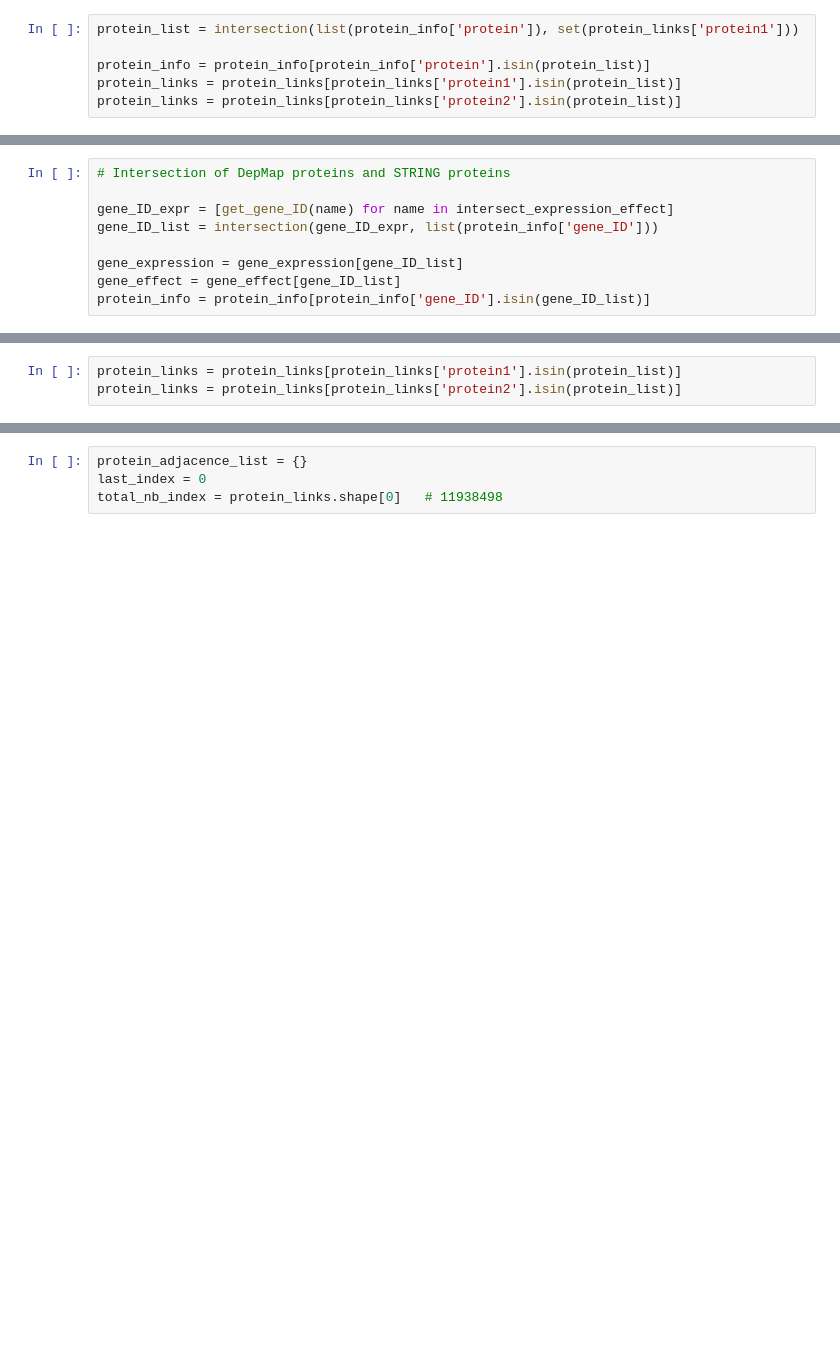
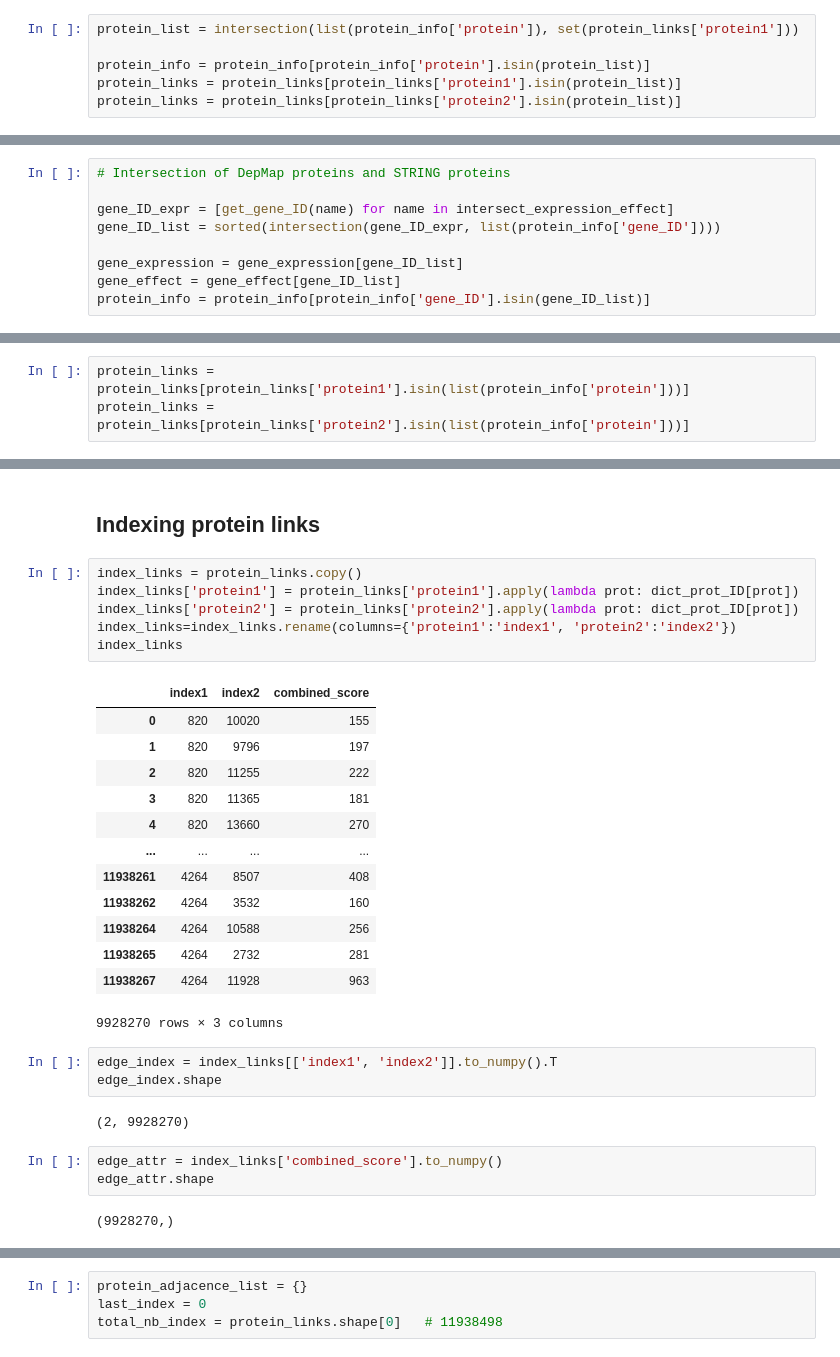
Before and after one commit to MatDagommer/crispr-genomics, a Jupyter notebook: create-graph.ipynb, the cells around one changed output, grey strips where cells are left out. Cells and saved outputs as stored; diff of their text form; blank space fills up the shorter version.

```diff
--- a/create-graph.ipynb
+++ b/create-graph.ipynb
@@ -131,7 +129,7 @@ protein_info.head()
 # Intersection of DepMap proteins and STRING proteins
 
 gene_ID_expr = [get_gene_ID(name) for name in intersect_expression_effect]
-gene_ID_list = intersection(gene_ID_expr, list(protein_info['gene_ID']))
+gene_ID_list = sorted(intersection(gene_ID_expr, list(protein_info['gene_ID'])))
 
 gene_expression = gene_expression[gene_ID_list]
 gene_effect = gene_effect[gene_ID_list]
@@ -186,3 +137,3 @@ memory usage: 364.3+ MB
 # %%
-protein_links = protein_links[protein_links['protein1'].isin(protein_list)]
-protein_links = protein_links[protein_links['protein2'].isin(protein_list)]
+protein_links = protein_links[protein_links['protein1'].isin(list(protein_info['protein']))]
+protein_links = protein_links[protein_links['protein2'].isin(list(protein_info['protein']))]
@@ -209,0 +205,32 @@ memory usage: 364.3+ MB
+# %% [markdown]
+## Indexing protein links
+# %%
+index_links = protein_links.copy()
+index_links['protein1'] = protein_links['protein1'].apply(lambda prot: dict_prot_ID[prot])
+index_links['protein2'] = protein_links['protein2'].apply(lambda prot: dict_prot_ID[prot])
+index_links=index_links.rename(columns={'protein1':'index1', 'protein2':'index2'})
+index_links
+# %% [output]
+|  | index1 | index2 | combined_score |
+| 0 | 820 | 10020 | 155 |
+| 1 | 820 | 9796 | 197 |
+| 2 | 820 | 11255 | 222 |
+| 3 | 820 | 11365 | 181 |
+| 4 | 820 | 13660 | 270 |
+| ... | ... | ... | ... |
+| 11938261 | 4264 | 8507 | 408 |
+| 11938262 | 4264 | 3532 | 160 |
+| 11938264 | 4264 | 10588 | 256 |
+| 11938265 | 4264 | 2732 | 281 |
+| 11938267 | 4264 | 11928 | 963 |
+9928270 rows × 3 columns
+# %%
+edge_index = index_links[['index1', 'index2']].to_numpy().T
+edge_index.shape
+# %% [output]
+(2, 9928270)
+# %%
+edge_attr = index_links['combined_score'].to_numpy()
+edge_attr.shape
+# %% [output]
+(9928270,)
```
Also changed, not shown: parts of 40 cells of this notebook.
